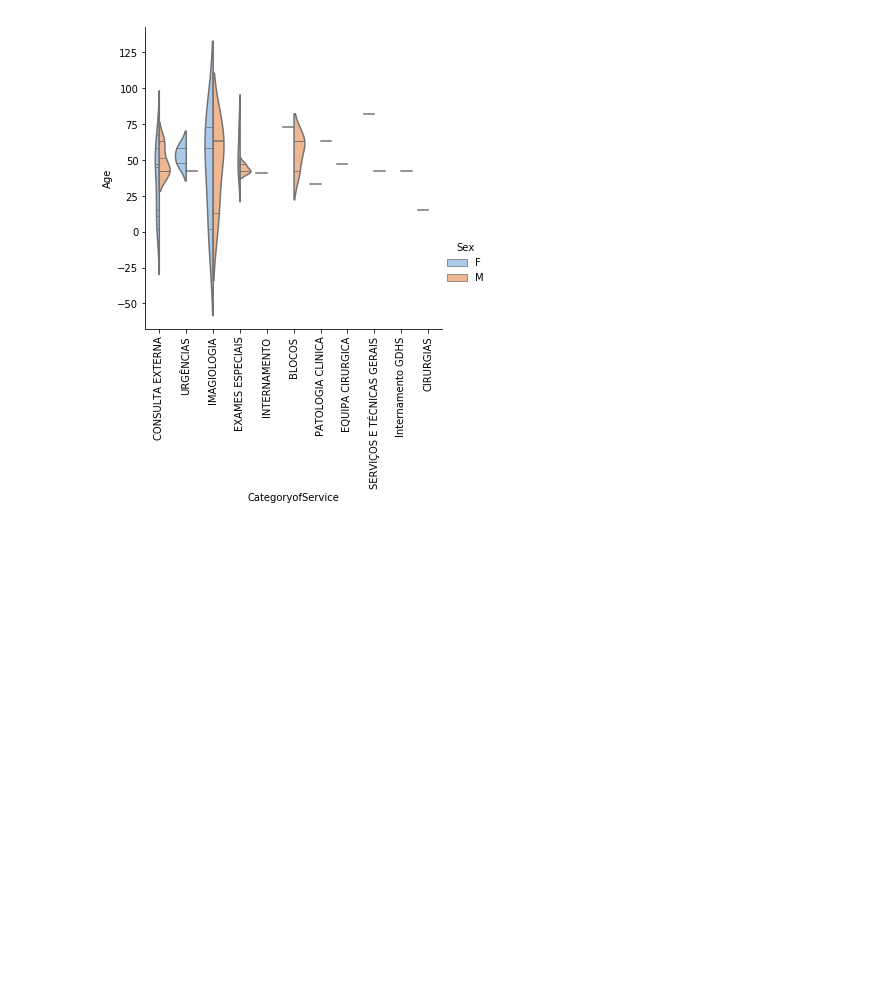
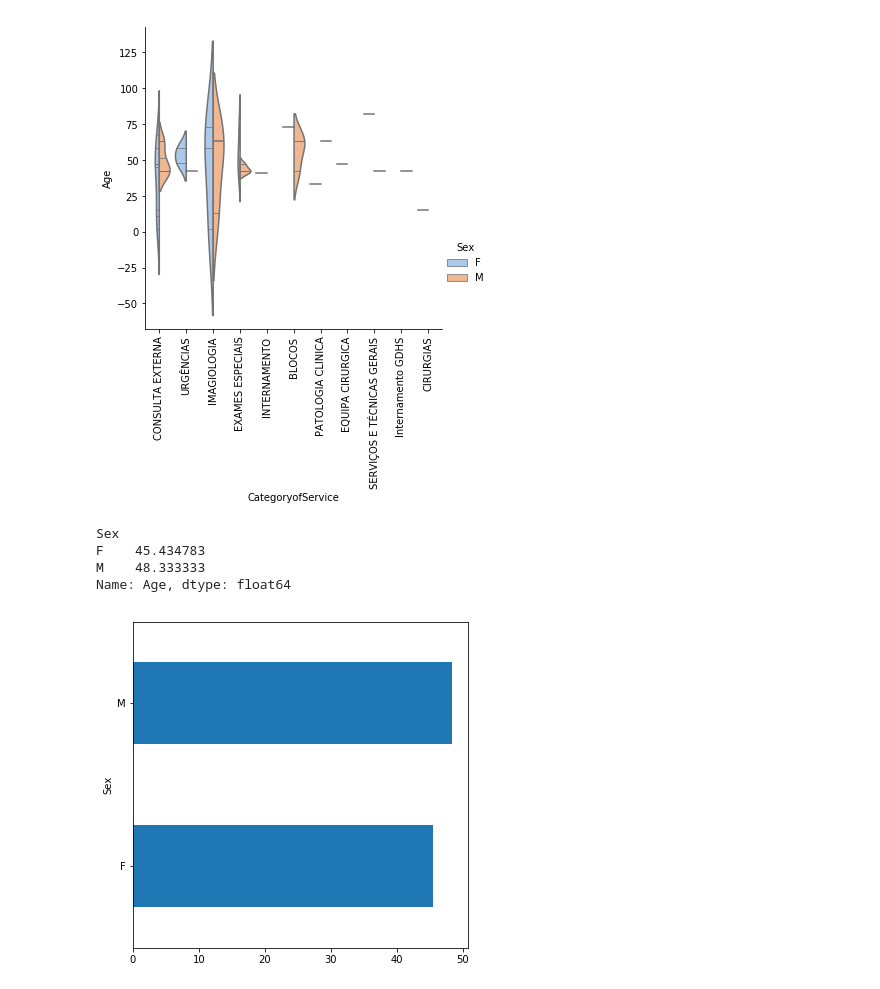
Before and after one commit to crsimmons1/JdMS, a Jupyter notebook: DataVisualization.ipynb, the cells around one changed output. Drawn from its saved outputs; the diff is of its cells as text; code cells hidden in the pictures; blank space fills up the shorter version.

```diff
--- a/DataVisualization.ipynb
+++ b/DataVisualization.ipynb
@@ -29,13 +28,0 @@ data.head()
-# %%
-data = df.rename(columns={
-    "ID Único":"UniqueID",
-    "Data":"Date",
-    "Unidade":"Facility",
-    "Grupo EFR":"Payer",
-    "Grupo Rúbrica":"SpecificService",
-    "Tipo Rúbrica":"CategoryofService",
-    "Sexo":"Sex",
-    "Data de Nascimento":"BirthYear",
-})
-
-data.head(2)
@@ -46,2 +28,0 @@ data.head(2)
-# %%
-data["Age"]= 2019 - data["BirthYear"]
@@ -82,0 +59,12 @@ value_by_city.head()
+# %%
+Sex_by_Age = data.groupby("Sex")["Age"].mean()
+Sex_by_Age.head()
+# %% [output]
+Sex
+F    45.434783
+M    48.333333
+Name: Age, dtype: float64
+# %%
+Sex_by_Age.plot.barh();
+# %% [output]
+[figure, added]
```
Also changed, not shown: parts of 6 cells of this notebook.
